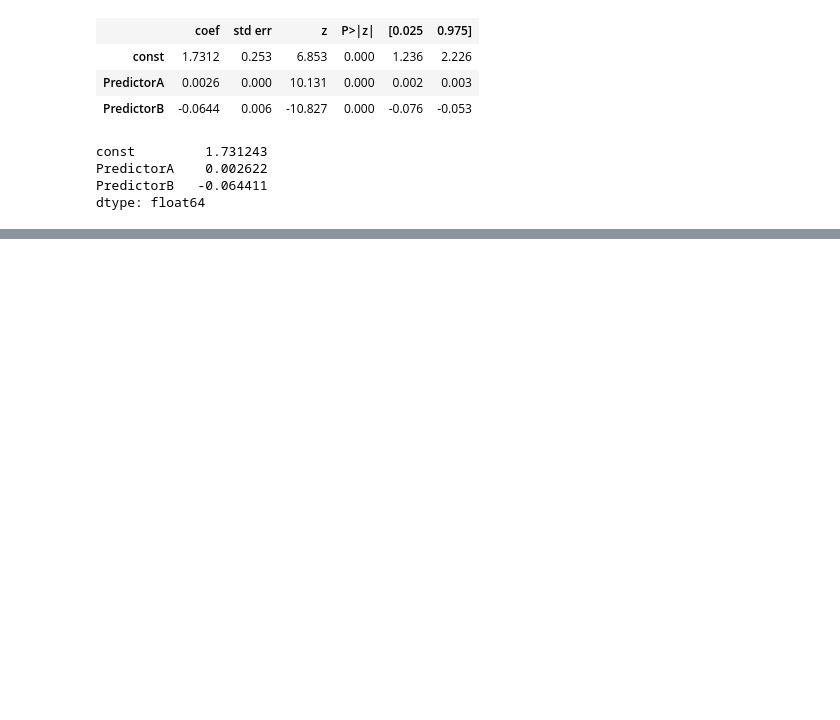
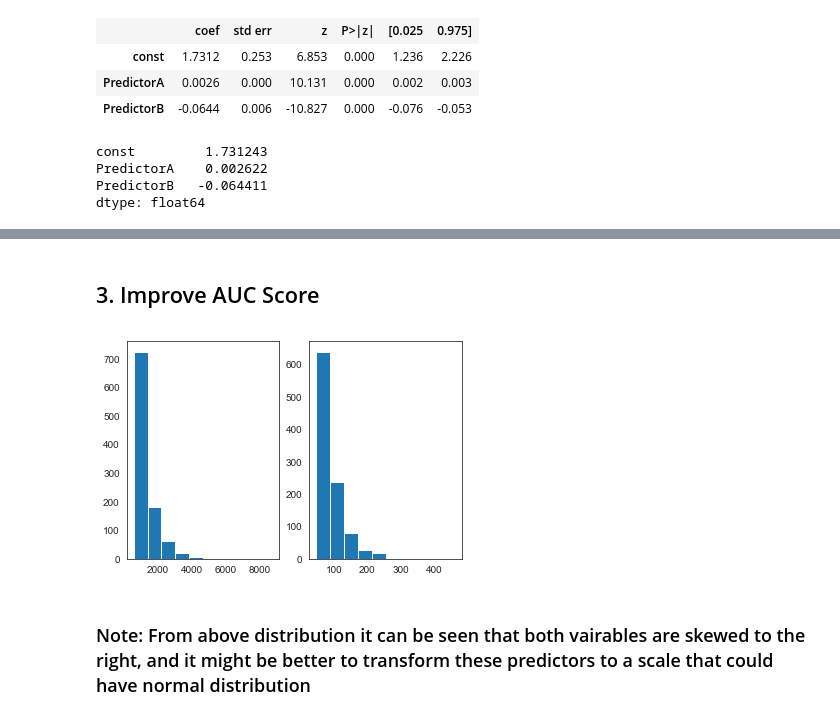
Before and after one commit to ll-wang/Learning-Notes, a Jupyter notebook: Feature Engennering and Feature Selection/Chapter 1/Chapter1 Code Recover.ipynb, the cells around one changed output, grey strips where cells are left out. Drawn from its saved outputs; the diff is of its cells as text; code cells hidden in the pictures; blank space fills up the shorter version.

```diff
--- a/Feature Engennering and Feature Selection/Chapter 1/Chapter1 Code Recover.ipynb
+++ b/Feature Engennering and Feature Selection/Chapter 1/Chapter1 Code Recover.ipynb
@@ -97,0 +127,11 @@ dtype: float64
+# %% [markdown]
+## 3. Improve AUC Score
+# %%
+#1. Check distributions of independent variables
+fig,(ax1,ax2) = plt.subplots(1,2)
+_ = ax1.hist(df_train['PredictorA'])
+_ = ax2.hist(df_train['PredictorB'])
+# %% [output]
+[figure, added]
+# %% [markdown]
+### Note: From above distribution it can be seen that both vairables are skewed to the right, and it might be better to transform these predictors to a scale that could have normal distribution
```
Also changed, not shown: parts of 15 cells of this notebook.
